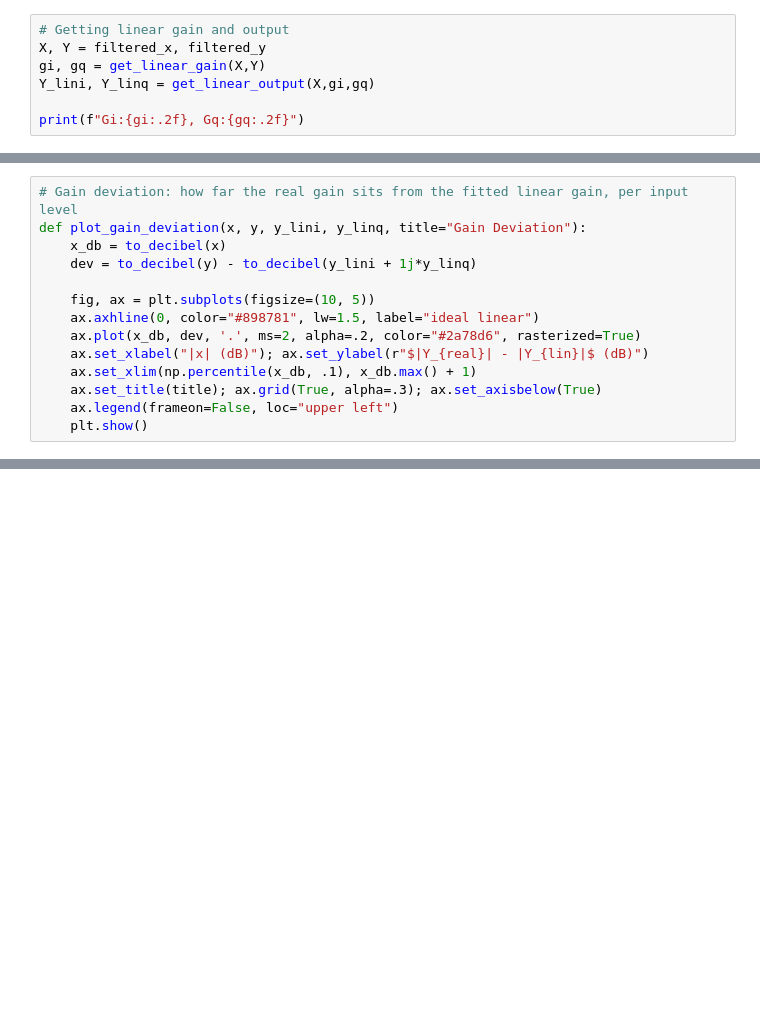
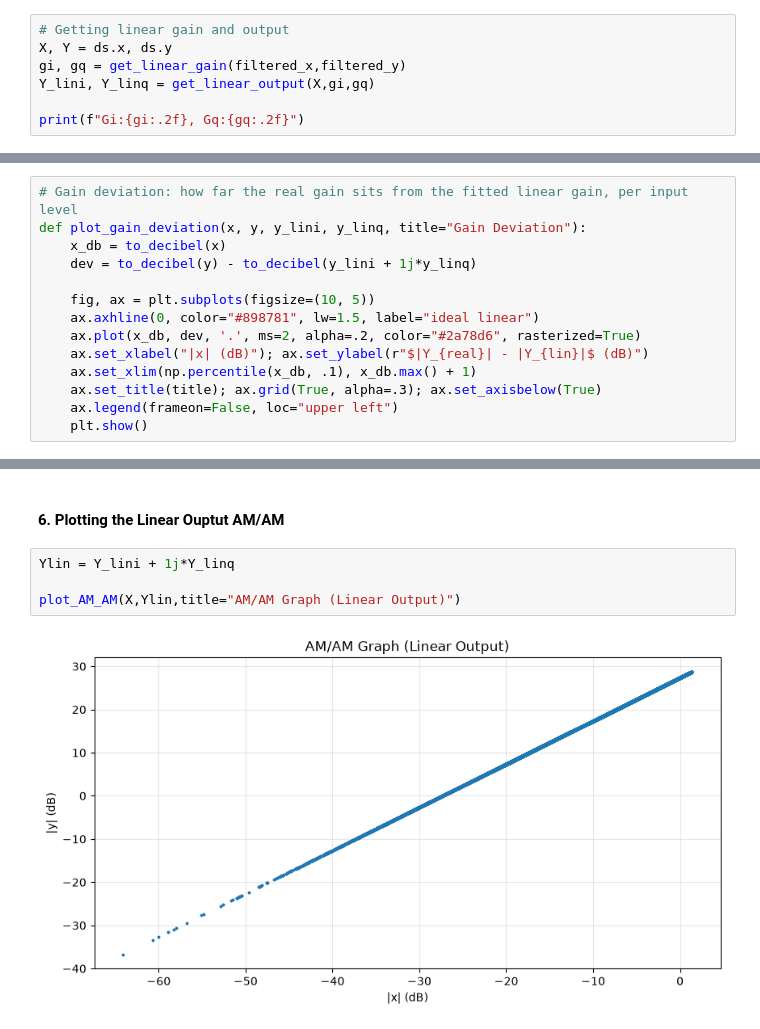
Before and after one commit to marcosgabrielsr/pa_gain_linearization, a Jupyter notebook: notebooks/pa_gain_linearization.ipynb, the cells around one changed output, grey strips where cells are left out. Saved outputs shown, nothing was run; the diff lists cells and outputs as text; blank space fills up the shorter version.

Commit message:
feat: Updating comparation between linear and real outputs

```diff
--- a/notebooks/pa_gain_linearization.ipynb
+++ b/notebooks/pa_gain_linearization.ipynb
@@ -87,8 +87,8 @@ def get_linear_output(x, gi, gq):
     return yi_lin, yq_lin
 # %%
 # Getting linear gain and output
-X, Y = filtered_x, filtered_y
-gi, gq = get_linear_gain(X,Y)
+X, Y = ds.x, ds.y
+gi, gq = get_linear_gain(filtered_x,filtered_y)
 Y_lini, Y_linq = get_linear_output(X,gi,gq)
 
 print(f"Gi:{gi:.2f}, Gq:{gq:.2f}")
@@ -135,0 +142,8 @@ plot_gain_deviation(X, Y, Y_lini, Y_linq)
+# %% [markdown]
+#### 6. Plotting the Linear Ouptut AM/AM
+# %%
+Ylin = Y_lini + 1j*Y_linq
+
+plot_AM_AM(X,Ylin,title="AM/AM Graph (Linear Output)")
+# %% [output]
+[figure, added]
```
Also changed, not shown: parts of 2 cells of this notebook.
